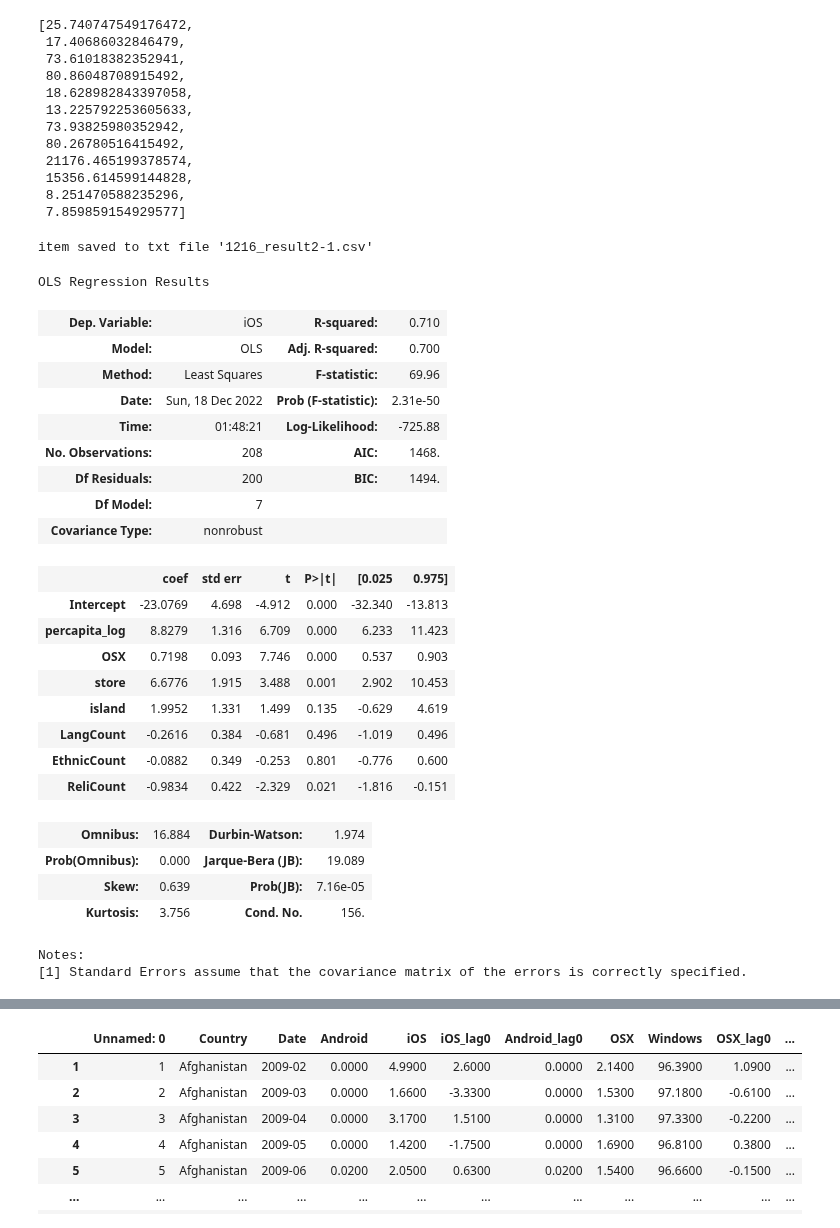
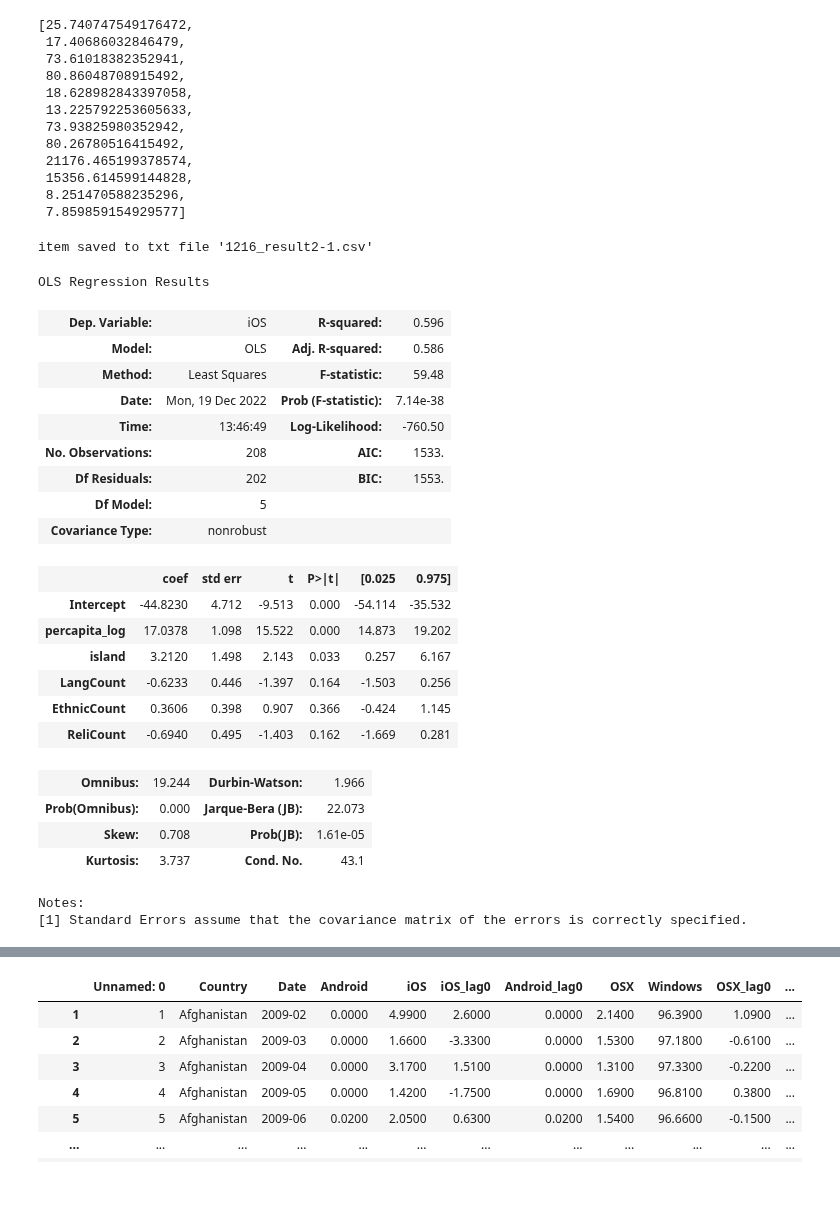
Before and after one commit to kkikrym/graduation_thesis, a Jupyter notebook: analysis.ipynb, the cells around one changed output, grey strips where cells are left out. Saved outputs shown, nothing was run; the diff lists cells and outputs as text; code cells hidden in the pictures; blank space fills up the shorter version.

```diff
--- a/analysis.ipynb
+++ b/analysis.ipynb
@@ -256,49 +256,47 @@ l
 # %%
 # iOS
 l = [
 "percapita_log",
-"OSX",
-"store",
+#"OSX",
+#"store",
 "island",
 "LangCount",
 "EthnicCount",
 "ReliCount",
 #
 #"NonReli"
 ]
 formula = " iOS ~ "
 for item in l:
     formula += item + " + "
 formula = formula[0:-2]
 l.append("iOS")
 res = ols(formula, data=data[l].dropna()).fit()
 txt_dump_line("1216_result2-1.csv" ,res.summary().as_csv())
 res.summary()
 # %% [output]
 item saved to txt file '1216_result2-1.csv'
 OLS Regression Results
-| Dep. Variable: | iOS | R-squared: | 0.710 |
-| Model: | OLS | Adj. R-squared: | 0.700 |
-| Method: | Least Squares | F-statistic: | 69.96 |
-| Date: | Sun, 18 Dec 2022 | Prob (F-statistic): | 2.31e-50 |
-| Time: | 01:48:21 | Log-Likelihood: | -725.88 |
-| No. Observations: | 208 | AIC: | 1468. |
-| Df Residuals: | 200 | BIC: | 1494. |
-| Df Model: | 7 |  |  |
+| Dep. Variable: | iOS | R-squared: | 0.596 |
+| Model: | OLS | Adj. R-squared: | 0.586 |
+| Method: | Least Squares | F-statistic: | 59.48 |
+| Date: | Mon, 19 Dec 2022 | Prob (F-statistic): | 7.14e-38 |
+| Time: | 13:46:49 | Log-Likelihood: | -760.50 |
+| No. Observations: | 208 | AIC: | 1533. |
+| Df Residuals: | 202 | BIC: | 1553. |
+| Df Model: | 5 |  |  |
 | Covariance Type: | nonrobust |  |  |
 |  | coef | std err | t | P>|t| | [0.025 | 0.975] |
-| Intercept | -23.0769 | 4.698 | -4.912 | 0.000 | -32.340 | -13.813 |
-| percapita_log | 8.8279 | 1.316 | 6.709 | 0.000 | 6.233 | 11.423 |
-| OSX | 0.7198 | 0.093 | 7.746 | 0.000 | 0.537 | 0.903 |
-| store | 6.6776 | 1.915 | 3.488 | 0.001 | 2.902 | 10.453 |
-| island | 1.9952 | 1.331 | 1.499 | 0.135 | -0.629 | 4.619 |
-| LangCount | -0.2616 | 0.384 | -0.681 | 0.496 | -1.019 | 0.496 |
-| EthnicCount | -0.0882 | 0.349 | -0.253 | 0.801 | -0.776 | 0.600 |
-| ReliCount | -0.9834 | 0.422 | -2.329 | 0.021 | -1.816 | -0.151 |
+| Intercept | -44.8230 | 4.712 | -9.513 | 0.000 | -54.114 | -35.532 |
+| percapita_log | 17.0378 | 1.098 | 15.522 | 0.000 | 14.873 | 19.202 |
+| island | 3.2120 | 1.498 | 2.143 | 0.033 | 0.257 | 6.167 |
+| LangCount | -0.6233 | 0.446 | -1.397 | 0.164 | -1.503 | 0.256 |
+| EthnicCount | 0.3606 | 0.398 | 0.907 | 0.366 | -0.424 | 1.145 |
+| ReliCount | -0.6940 | 0.495 | -1.403 | 0.162 | -1.669 | 0.281 |
-| Omnibus: | 16.884 | Durbin-Watson: | 1.974 |
-| Prob(Omnibus): | 0.000 | Jarque-Bera (JB): | 19.089 |
-| Skew: | 0.639 | Prob(JB): | 7.16e-05 |
-| Kurtosis: | 3.756 | Cond. No. | 156. |
+| Omnibus: | 19.244 | Durbin-Watson: | 1.966 |
+| Prob(Omnibus): | 0.000 | Jarque-Bera (JB): | 22.073 |
+| Skew: | 0.708 | Prob(JB): | 1.61e-05 |
+| Kurtosis: | 3.737 | Cond. No. | 43.1 |
 Notes:
 [1] Standard Errors assume that the covariance matrix of the errors is correctly specified.
 # %%
```
Also changed, not shown: parts of 4 cells of this notebook, 8 other files.
